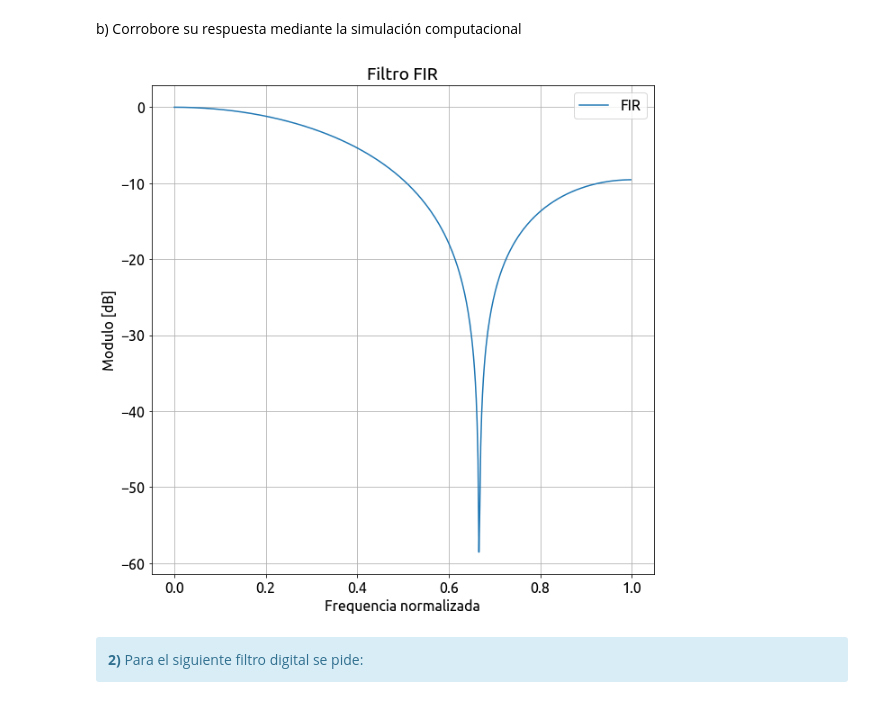
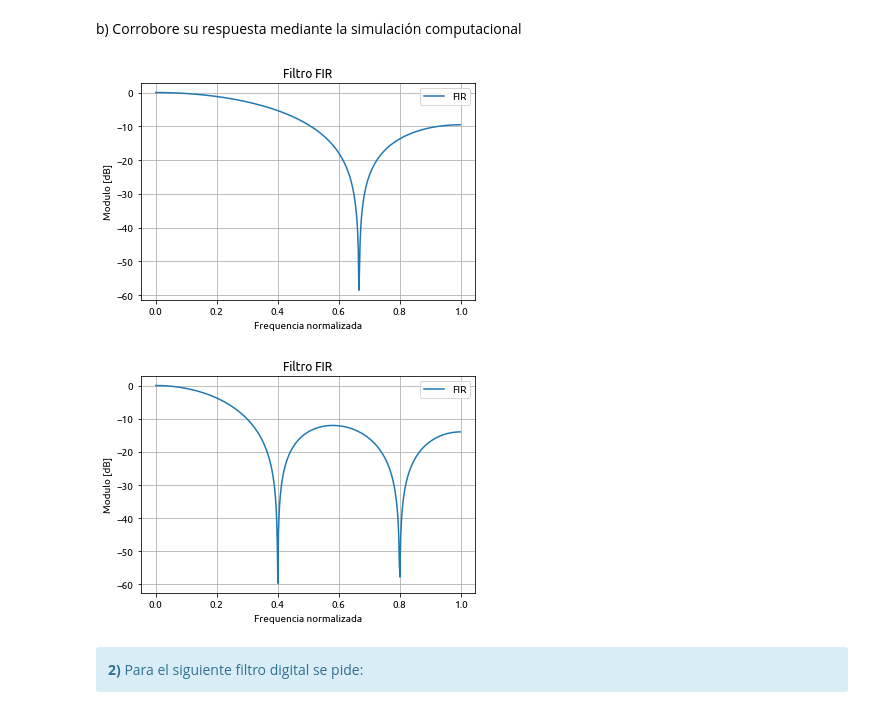
Before and after one commit to tomiambro/gibio, a Jupyter notebook: TP4 - Filtrado.ipynb, the cells around one changed output. Drawn from its saved outputs; the diff is of its cells as text; code cells hidden in the pictures.

```diff
--- a/TP4 - Filtrado.ipynb
+++ b/TP4 - Filtrado.ipynb
@@ -57,29 +57,53 @@ def vertical_flaten(a):
 # %%
 ##########################################
 # Acá podés generar los gráficos pedidos #
 ##########################################
 
 num = np.array([1, 1, 1])
-den = np.array([0, 0, 0, 3])
+den = np.array([3, 0, 0])
 
 ww, hh = sig.freqz(num, den)
 ww = ww / np.pi
 
 plt.figure(1)
 
 plt.plot(ww, 20 * np.log10(abs(hh)), label='FIR')
 
 plt.title('Filtro FIR')
 plt.xlabel('Frequencia normalizada')
 plt.ylabel('Modulo [dB]')
 plt.grid(which='both', axis='both')
 
 axes_hdl = plt.gca()
 axes_hdl.legend()
 
+
 plt.show()
 # %% [output]
-[figure, old version]
+[figure, new version]
+# %%
+num = np.array([1, 1, 1, 1, 1])
+den = np.array([5, 0, 0, 0, 0])
+
+ww, hh = sig.freqz(num, den)
+ww = ww / np.pi
+
+plt.figure(1)
+
+plt.plot(ww, 20 * np.log10(abs(hh)), label='FIR')
+
+plt.title('Filtro FIR')
+plt.xlabel('Frequencia normalizada')
+plt.ylabel('Modulo [dB]')
+plt.grid(which='both', axis='both')
+
+axes_hdl = plt.gca()
+axes_hdl.legend()
+
+
+plt.show()
+# %% [output]
+[figure, added]
 # %% [markdown]
 <div class="alert alert-block alert-info">
 <b>2)</b> Para el siguiente filtro digital se pide:
```
Also changed, not shown: parts of 3 cells of this notebook.
